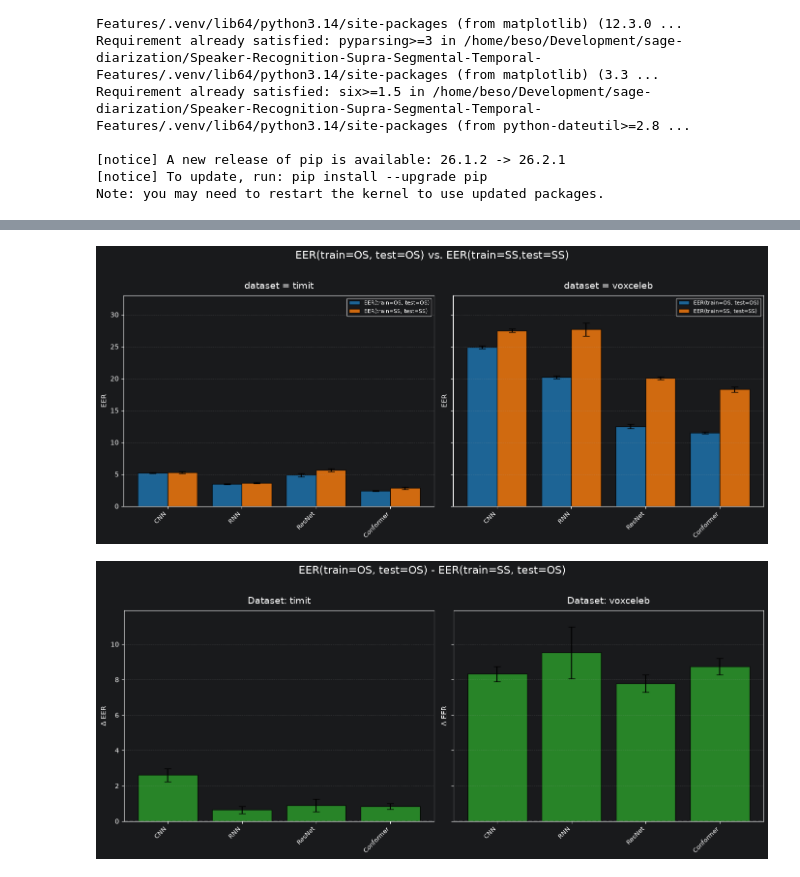
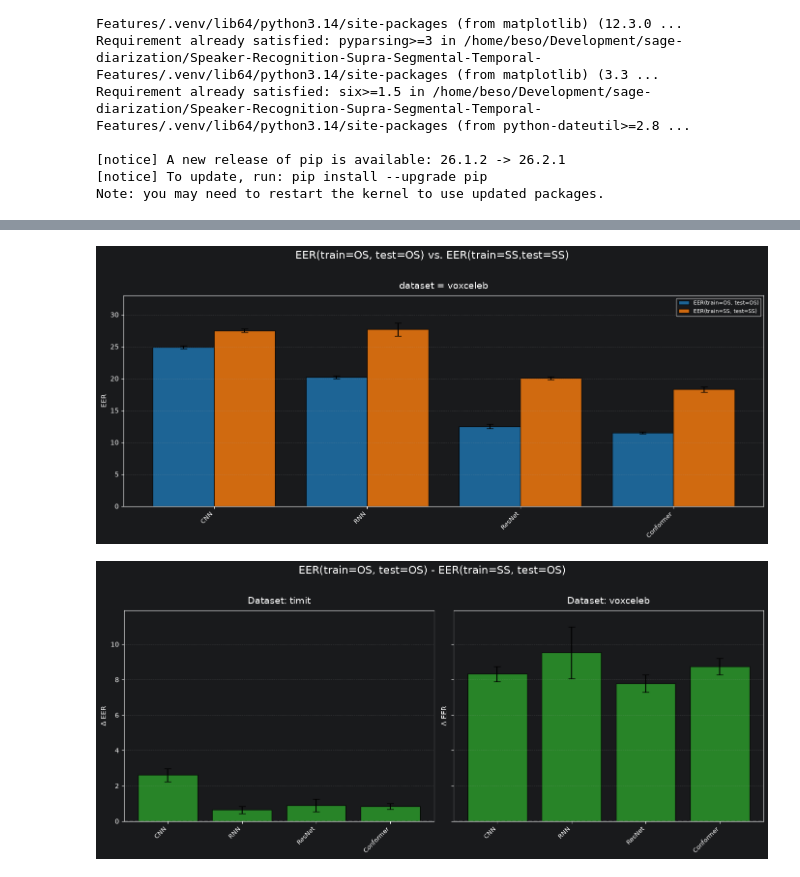
Before and after one commit to sage-diarization/Speaker-Recognition-Supra-Segmental-Temporal-Features, a Jupyter notebook: doc/speaker-verification.ipynb, the cells around one changed output, grey strips where cells are left out. Drawn from its saved outputs; the diff is of its cells as text; code cells hidden in the pictures.

```diff
--- a/doc/speaker-verification.ipynb
+++ b/doc/speaker-verification.ipynb
@@ -46,10 +50,13 @@ df_repro
 # %%
+#| label: figure-paper-vs-reproduction
+#| caption: Results of the reproduction compared to the original results from @doi:10.1016/j.patrec.2024.03.016 using TIMIT and VoxCeleb datasets.
+
 # Filter for OS and SS training strategies only
 df_filtered_repro = df_repro[df_repro['train_strategy'].isin(['OS', 'SS'])].copy()
 df_filtered_paper = df_paper[df_paper['train_strategy'].isin(['OS', 'SS'])].copy()
 
 # Define fixed architecture order
-architectures = ['CNN', 'RNN', 'ResNet', 'Conformer']
+architectures = ['CNN', 'RNN', 'ResNet']
 
 # Get unique datasets and training strategies
 datasets = sorted(df_filtered_repro['dataset'].unique())
@@ -162,8 +169,7 @@ for i, dataset in enumerate(datasets):
         ax.set_xticks(x)
         ax.set_xticklabels(subset_architectures, rotation=45, ha='right', fontsize=9)
         ax.grid(axis='y', alpha=0.3, linestyle='--')
-        ax.legend(loc='upper center', fontsize=8, ncol=3)
+        ax.legend(loc='upper center', fontsize=8, ncol=len(test_strategies))
 
-plt.suptitle('Paper vs. Reproduction', fontsize=16, y=1.02)
 plt.tight_layout()
 # %% [output]
@@ -263,7 +315,7 @@ df_filtered = df_repro[df_repro['train_strategy'].isin(['OS', 'SS'])].copy()
 architectures = ['CNN', 'RNN', 'ResNet', 'Conformer']
 
 # Get unique datasets
-datasets = sorted(df_filtered['dataset'].unique())
+datasets = ['voxceleb'] # sorted(df_filtered['dataset'].unique())
 
 # Define colors for the two strategies
 colors = {'OS-OS': '#1f77b4', 'SS-SS': '#ff7f0e'}
@@ -335,34 +387,34 @@ for i, dataset in enumerate(datasets):
     # Plot SS-SS bars
     ss_ss_means = []
     ss_ss_stds = []
     for arch in dataset_architectures:
         row = ss_ss_data[ss_ss_data['architecture'] == arch]
         if len(row) > 0:
             ss_ss_means.append(row['eer_mean'].values[0])
             ss_ss_stds.append(row['eer_std'].values[0])
         else:
             ss_ss_means.append(0)
             ss_ss_stds.append(0)
     ax.bar(x + bar_width/2, ss_ss_means, bar_width,
            yerr=ss_ss_stds, capsize=5,
            color=colors['SS-SS'], alpha=0.8, edgecolor='black',
            label=labels['SS-SS'])
 
     # Customize the plot
     ax.set_title(f'dataset = {dataset}', fontsize=14, pad=10)
     ax.set_ylabel('EER', fontsize=10)
     ax.set_ylim(0, global_max)
     ax.set_xticks(x)
     ax.set_xticklabels(dataset_architectures, rotation=45, ha='right', fontsize=9)
     ax.grid(axis='y', alpha=0.3, linestyle='--')
     ax.legend(loc='upper right', fontsize=8)
 
 # Add overall title and adjust layout
 plt.suptitle('EER(train=OS, test=OS) vs. EER(train=SS,test=SS)',
              fontsize=16, y=1.02)
 plt.tight_layout()
 # %% [output]
-[figure, old version]
+[figure, new version]
 # %%
 # Plot difference: EER(train=OS, test=OS) - EER(train=SS, test=SS) with uncertainty
 # Filter for OS and SS training strategies
```
Also changed, not shown: parts of 5 cells of this notebook.
